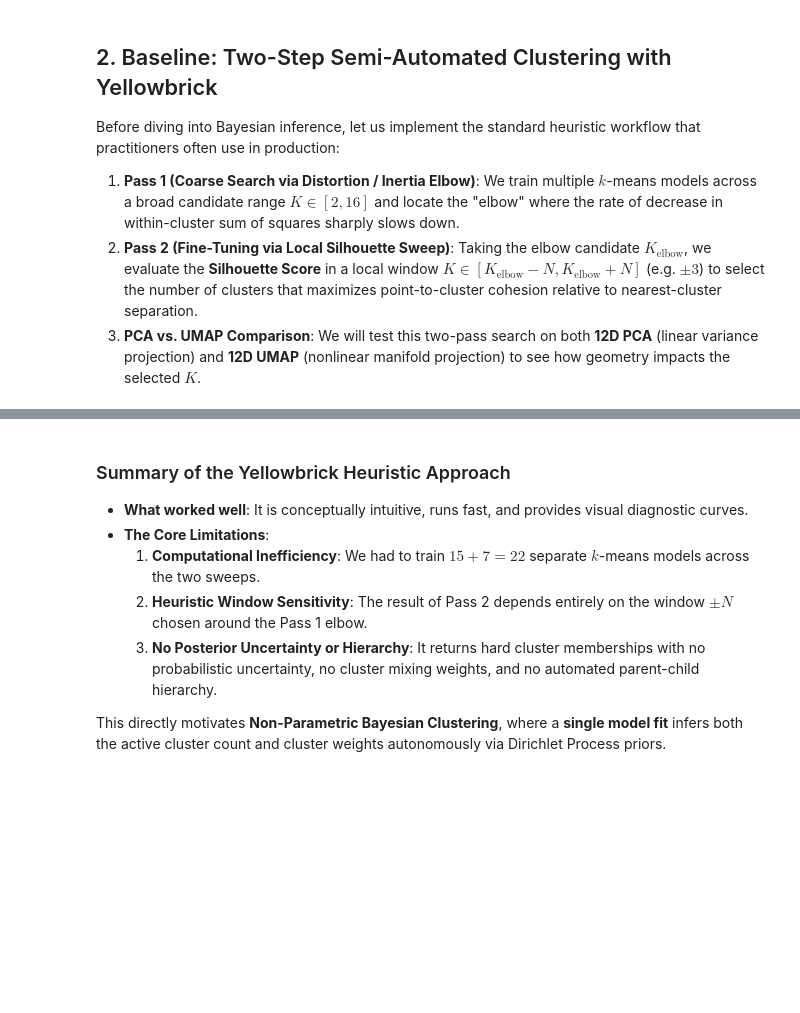
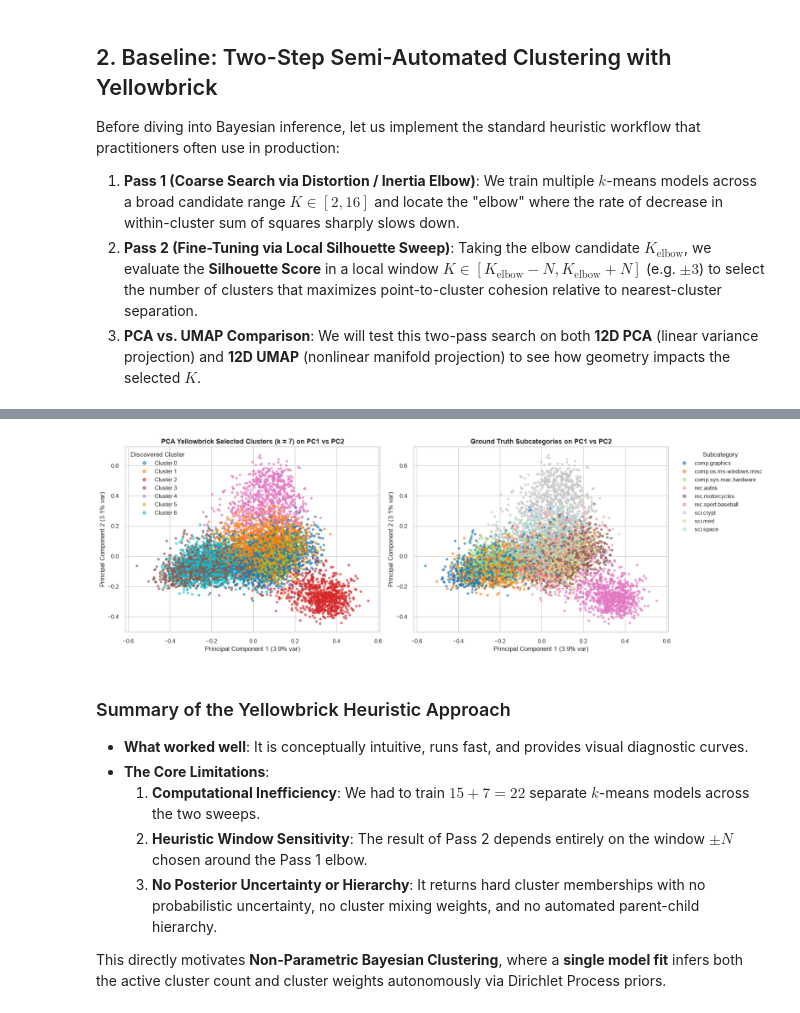
Before and after one commit to sam-tritto/bayesian-clustering, a Jupyter notebook: bayesian_clustering_tutorial.ipynb, the cells around one changed output, grey strips where cells are left out. Drawn from its saved outputs; the diff is of its cells as text; code cells hidden in the pictures; blank space fills up the shorter version.

```diff
--- a/bayesian_clustering_tutorial.ipynb
+++ b/bayesian_clustering_tutorial.ipynb
@@ -230,3 +339,35 @@ print(f"--> PCA Yellowbrick Result: k = {k_best_pca} | Leaf V-Measure: {pca_yb_v
+# %%
+# -------------------------------------------------------------------------
+# Visualize PCA Yellowbrick Clusters vs. Ground Truth (PC1 vs. PC2)
+# -------------------------------------------------------------------------
+fig, axes = plt.subplots(1, 2, figsize=(18, 6))
+
+# Left: Discovered Yellowbrick Clusters on top 2 Principal Components
+scatter_p = axes[0].scatter(
+    pca_embeddings[:, 0], pca_embeddings[:, 1],
+    c=km_pca.labels_, cmap="tab10", alpha=0.6, s=15
+)
+axes[0].set_title(f"PCA Yellowbrick Selected Clusters (k = {k_best_pca}) on PC1 vs PC2", fontsize=13, fontweight="bold")
+axes[0].set_xlabel(f"Principal Component 1 ({pca.explained_variance_ratio_[0]:.1%} var)")
+axes[0].set_ylabel(f"Principal Component 2 ({pca.explained_variance_ratio_[1]:.1%} var)")
+handles_p, _ = scatter_p.legend_elements()
+axes[0].legend(handles_p, [f"Cluster {i}" for i in range(k_best_pca)], title="Discovered Cluster", loc="best")
+
+# Right: Ground Truth 9 Subcategories on PC1 vs PC2
+scatter_gt_p = axes[1].scatter(
+    pca_embeddings[:, 0], pca_embeddings[:, 1],
+    c=fine_labels, cmap="tab20", alpha=0.6, s=15
+)
+axes[1].set_title("Ground Truth Subcategories on PC1 vs PC2", fontsize=13, fontweight="bold")
+axes[1].set_xlabel(f"Principal Component 1 ({pca.explained_variance_ratio_[0]:.1%} var)")
+axes[1].set_ylabel(f"Principal Component 2 ({pca.explained_variance_ratio_[1]:.1%} var)")
+handles_gt_p, _ = scatter_gt_p.legend_elements()
+axes[1].legend(handles_gt_p, fine_names, bbox_to_anchor=(1.02, 1), loc="upper left", title="Subcategory")
+
+plt.tight_layout()
+plt.show()
+# %% [output]
+[figure, added]
 # %% [markdown]
 ### Summary of the Yellowbrick Heuristic Approach
 - **What worked well**: It is conceptually intuitive, runs fast, and provides visual diagnostic curves.
```
Also changed, not shown: parts of 17 cells of this notebook, 1 other file.
